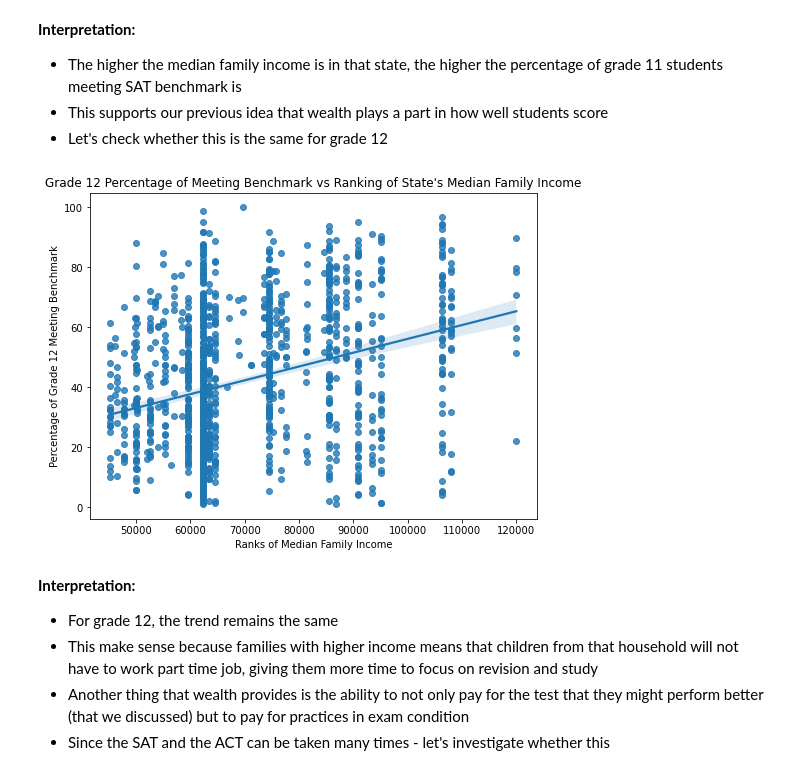
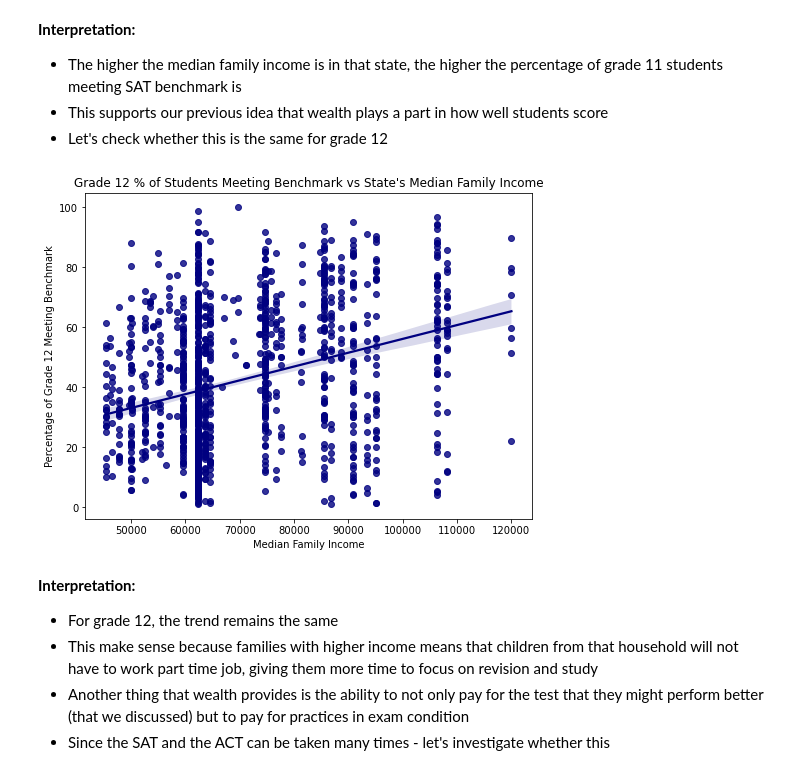
Before and after one commit to krisgch/dsi_project_satcat, a Jupyter notebook: code/sat_act_eda.ipynb, the cells around one changed output. Drawn from its saved outputs; the diff is of its cells as text; code cells hidden in the pictures.

```diff
--- a/code/sat_act_eda.ipynb
+++ b/code/sat_act_eda.ipynb
@@ -290,19 +297,20 @@ school_income_12 = school_income_12[school_income_12['grade_12_total_bm_pct'] !=
 # %%
 fig, ax = plt.subplots(figsize=(8,6))
 
 # style
-ax.set_title("Grade 12 Percentage of Meeting Benchmark vs Ranking of State's Median Family Income")
+ax.set_title("Grade 12 % of Students Meeting Benchmark vs State's Median Family Income")
 
 # plot
 ax = sns.regplot(x = 'median_family_income',
                  y = 'grade_12_total_bm_pct',
-                 data = school_income_12)
+                 data = school_income_12,
+                color='#000080')
 
-plt.xlabel('Ranks of Median Family Income')
+plt.xlabel('Median Family Income')
 plt.ylabel('Percentage of Grade 12 Meeting Benchmark')
-plt.show();
+plt.savefig('../figure/grade_12_vs_fam_income.jpg');
 # %% [output]
-[figure, old version]
+[figure, new version]
 # %% [markdown]
 __Interpretation:__
 - For grade 12, the trend remains the same
```
Also changed, not shown: parts of 7 cells of this notebook.
